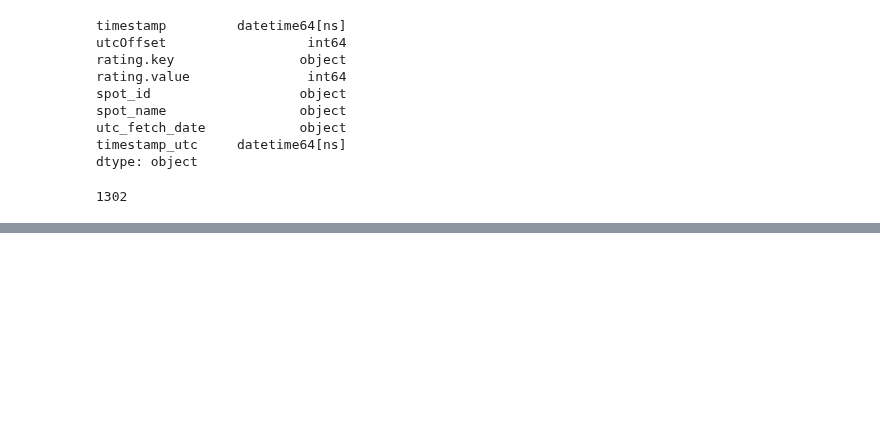
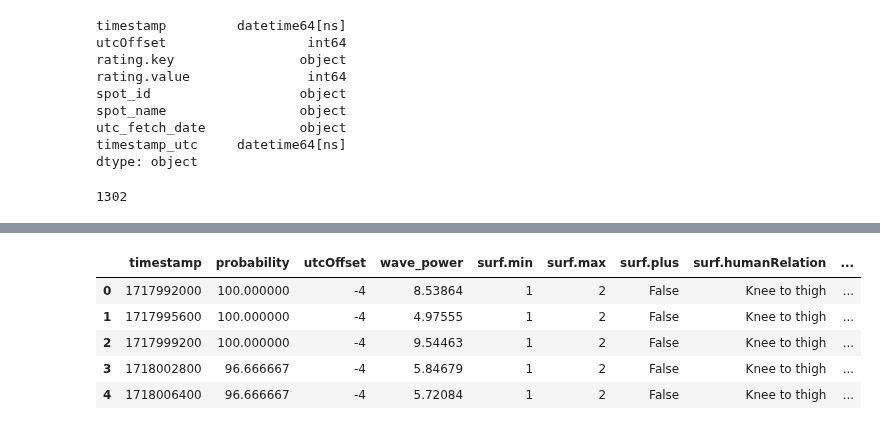
Before and after one commit to peterbull/bodhi-cast, a Jupyter notebook: nbs/python/240329_sl_api.ipynb, the cells around one changed output, grey strips where cells are left out. Cells and saved outputs as stored; diff of their text form; code cells hidden in the pictures; blank space fills up the shorter version.

```diff
--- a/nbs/python/240329_sl_api.ipynb
+++ b/nbs/python/240329_sl_api.ipynb
@@ -314,0 +311,7 @@ jetty_meta_df.drop(['data.wave','permissions.data', 'permissions.violations'], i
+# %%
+jetty_wave_df = pd.json_normalize(
+    jetty_waves, record_path=["data", "wave"], meta=[["data", "spotId"]]
+)
+jetty_wave_df.drop("swells", inplace=True, axis=1)
+# %%
+jetty_wave_df.rename(columns={"power": "wave_power"}, inplace=True)
@@ -353,0 +357,9 @@ jetty_comb_df
+# %%
+jetty_wave_df.head()
+# %% [output]
+|  | timestamp | probability | utcOffset | wave_power | surf.min | surf.max | surf.plus | surf.humanRelation | ... |
+| 0 | 1717992000 | 100.000000 | -4 | 8.53864 | 1 | 2 | False | Knee to thigh | ... |
+| 1 | 1717995600 | 100.000000 | -4 | 4.97555 | 1 | 2 | False | Knee to thigh | ... |
+| 2 | 1717999200 | 100.000000 | -4 | 9.54463 | 1 | 2 | False | Knee to thigh | ... |
+| 3 | 1718002800 | 96.666667 | -4 | 5.84679 | 1 | 2 | False | Knee to thigh | ... |
+| 4 | 1718006400 | 96.666667 | -4 | 5.72084 | 1 | 2 | False | Knee to thigh | ... |
```
Also changed, not shown: parts of 27 cells of this notebook.
